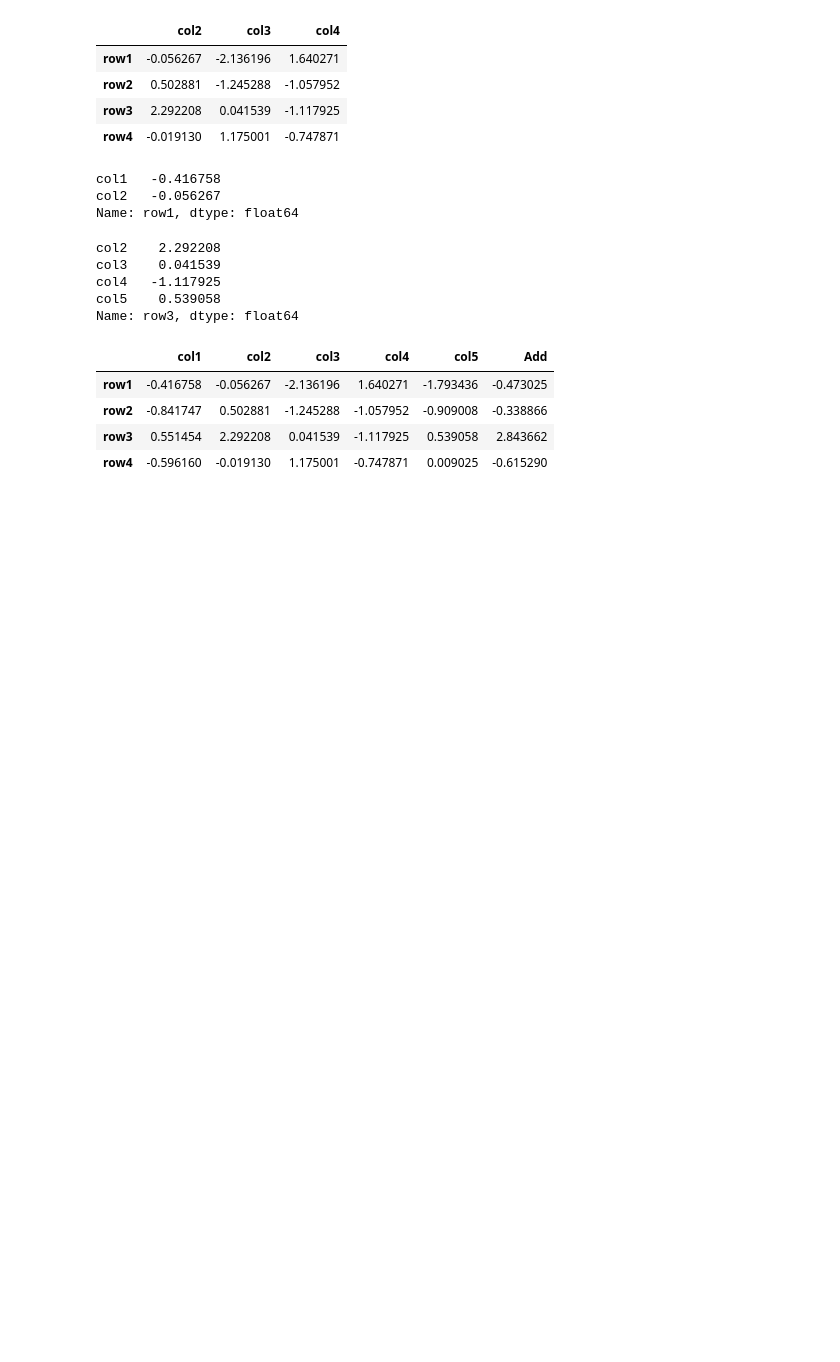
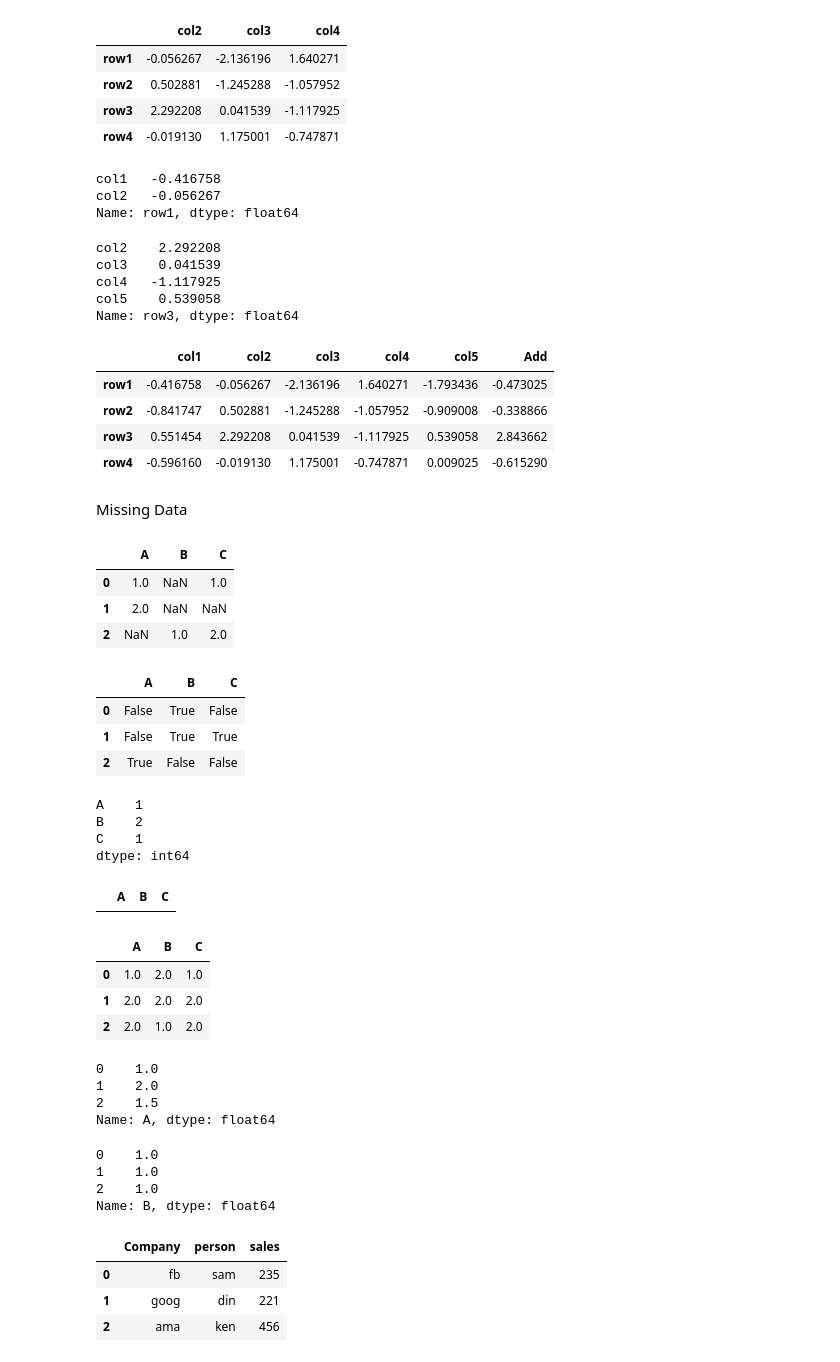
Before and after one commit to 521sai/Pandas_Library, a Jupyter notebook: pandas.ipynb, the cells around one changed output. Saved outputs shown, nothing was run; the diff lists cells and outputs as text; code cells hidden in the pictures; blank space fills up the shorter version.

```diff
--- a/pandas.ipynb
+++ b/pandas.ipynb
@@ -289,3 +289,65 @@ df3
 | row2 | -0.841747 | 0.502881 | -1.245288 | -1.057952 | -0.909008 | -0.338866 |
 | row3 | 0.551454 | 2.292208 | 0.041539 | -1.117925 | 0.539058 | 2.843662 |
 | row4 | -0.596160 | -0.019130 | 1.175001 | -0.747871 | 0.009025 | -0.615290 |
+# %% [markdown]
+Missing Data
+# %%
+df1=pd.DataFrame({'A':[1,2,np.nan],
+                 'B':[np.nan,np.nan,1],
+                  'C':[1,np.nan,2]})
+df1
+# %% [output]
+|  | A | B | C |
+| 0 | 1.0 | NaN | 1.0 |
+| 1 | 2.0 | NaN | NaN |
+| 2 | NaN | 1.0 | 2.0 |
+# %%
+df1.isna()
+# %% [output]
+|  | A | B | C |
+| 0 | False | True | False |
+| 1 | False | True | True |
+| 2 | True | False | False |
+# %%
+df1.isna().sum()
+# %% [output]
+A    1
+B    2
+C    1
+dtype: int64
+# %%
+df1.dropna() #removing of NaN values
+# %% [output]
+|  | A | B | C |
+# %%
+df1.fillna(value=2)
+# %% [output]
+|  | A | B | C |
+| 0 | 1.0 | 2.0 | 1.0 |
+| 1 | 2.0 | 2.0 | 2.0 |
+| 2 | 2.0 | 1.0 | 2.0 |
+# %%
+df1['A'].fillna(value=df1['A'].mean())
+# %% [output]
+0    1.0
+1    2.0
+2    1.5
+Name: A, dtype: float64
+# %%
+df1['B'].fillna(value=df1['B'].mean())
+# %% [output]
+0    1.0
+1    1.0
+2    1.0
+Name: B, dtype: float64
+# %%
+df4=pd.DataFrame({'Company':['fb','goog','ama'],
+                  'person':['sam','din','ken'],
+
+                  'sales':[235,221,456]})
+df4
+# %% [output]
+|  | Company | person | sales |
+| 0 | fb | sam | 235 |
+| 1 | goog | din | 221 |
+| 2 | ama | ken | 456 |
```
Also changed, not shown: parts of 7 cells of this notebook.
